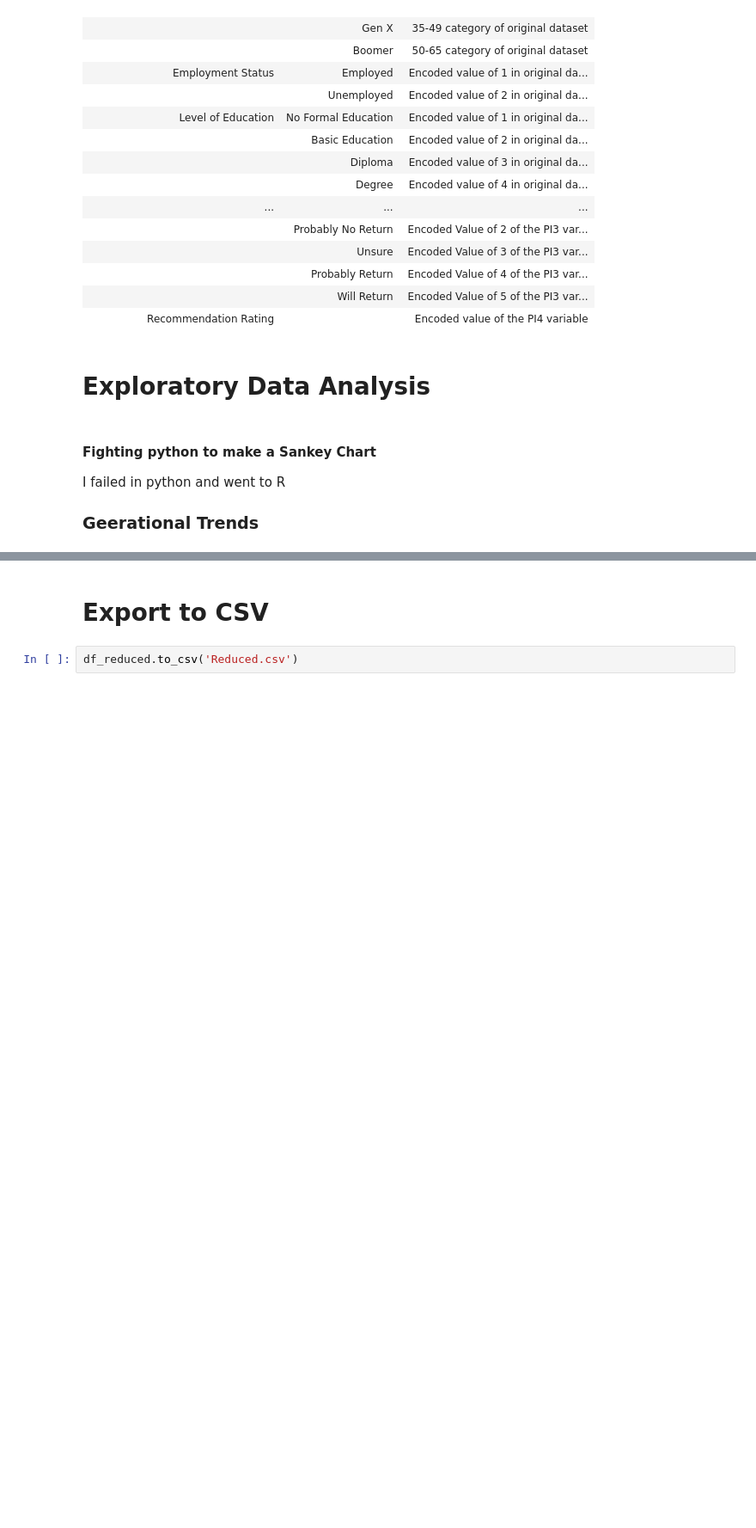
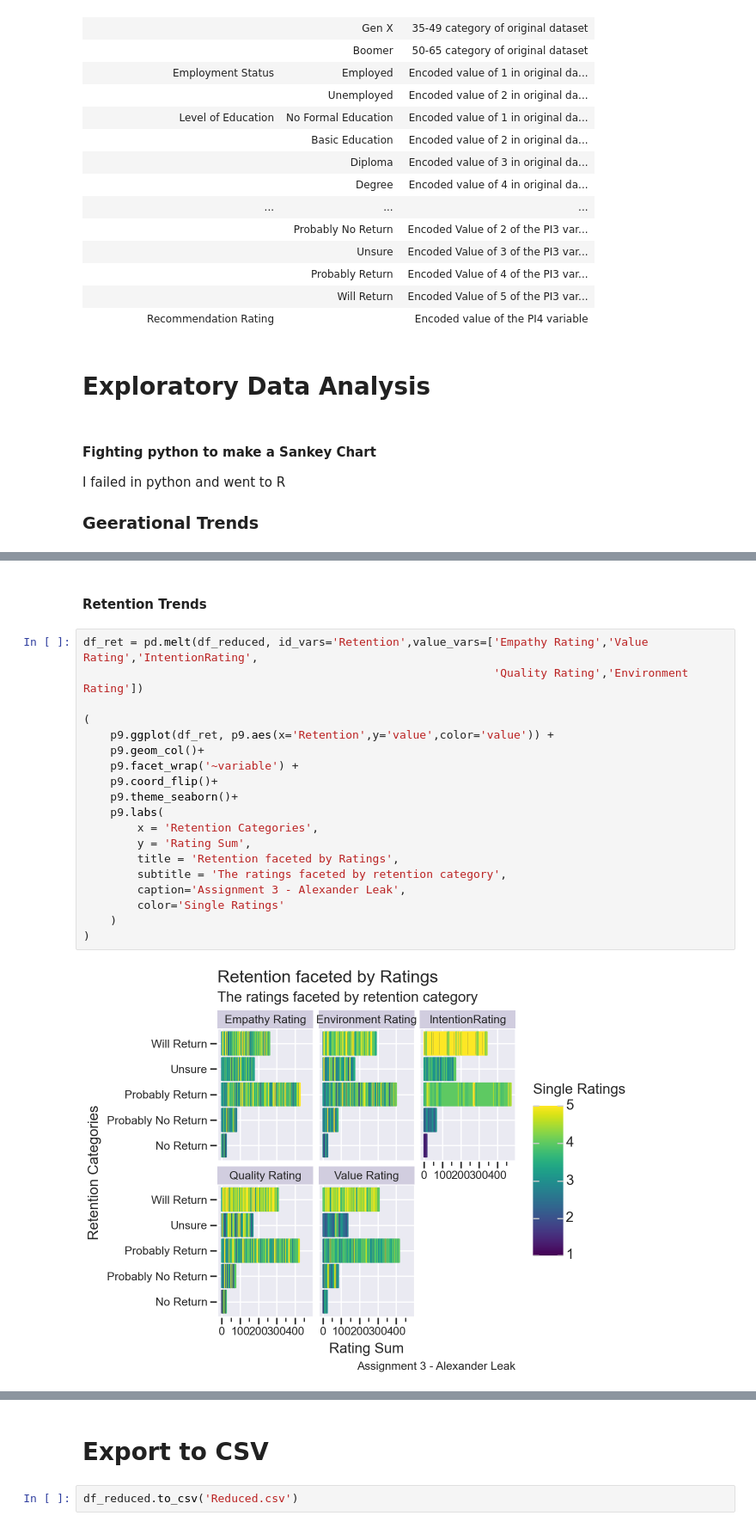
Before and after one commit to AlexTabble/Assignment-3, a Jupyter notebook: Assignment3_EDA.ipynb, the cells around one changed output, grey strips where cells are left out. Shown at 86% size. Saved outputs shown, nothing was run; the diff lists cells and outputs as text; blank space fills up the shorter version.

```diff
--- a/Assignment3_EDA.ipynb
+++ b/Assignment3_EDA.ipynb
@@ -460,0 +526,23 @@ df_gen
+# %% [markdown]
+#### Retention Trends
+# %%
+df_ret = pd.melt(df_reduced, id_vars='Retention',value_vars=['Empathy Rating','Value Rating','IntentionRating',
+                                                             'Quality Rating','Environment Rating'])
+
+(
+    p9.ggplot(df_ret, p9.aes(x='Retention',y='value',color='value')) +
+    p9.geom_col()+
+    p9.facet_wrap('~variable') +
+    p9.coord_flip()+
+    p9.theme_seaborn()+
+    p9.labs(
+        x = 'Retention Categories',
+        y = 'Rating Sum',
+        title = 'Retention faceted by Ratings',
+        subtitle = 'The ratings faceted by retention category',
+        caption='Assignment 3 - Alexander Leak',
+        color='Single Ratings'
+    )
+)
+# %% [output]
+[figure, added]
```
Also changed, not shown: parts of 5 cells of this notebook, 5 other files.
